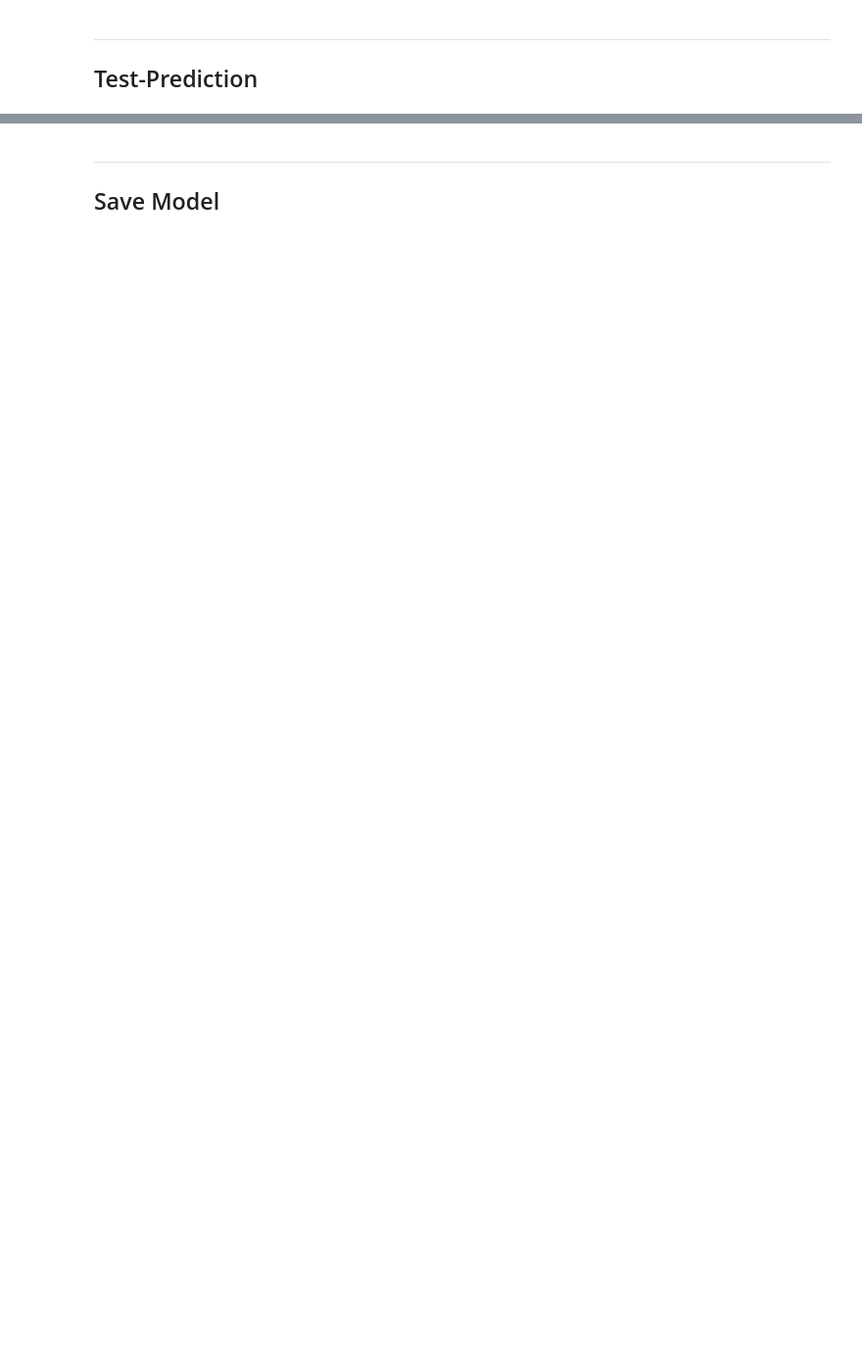
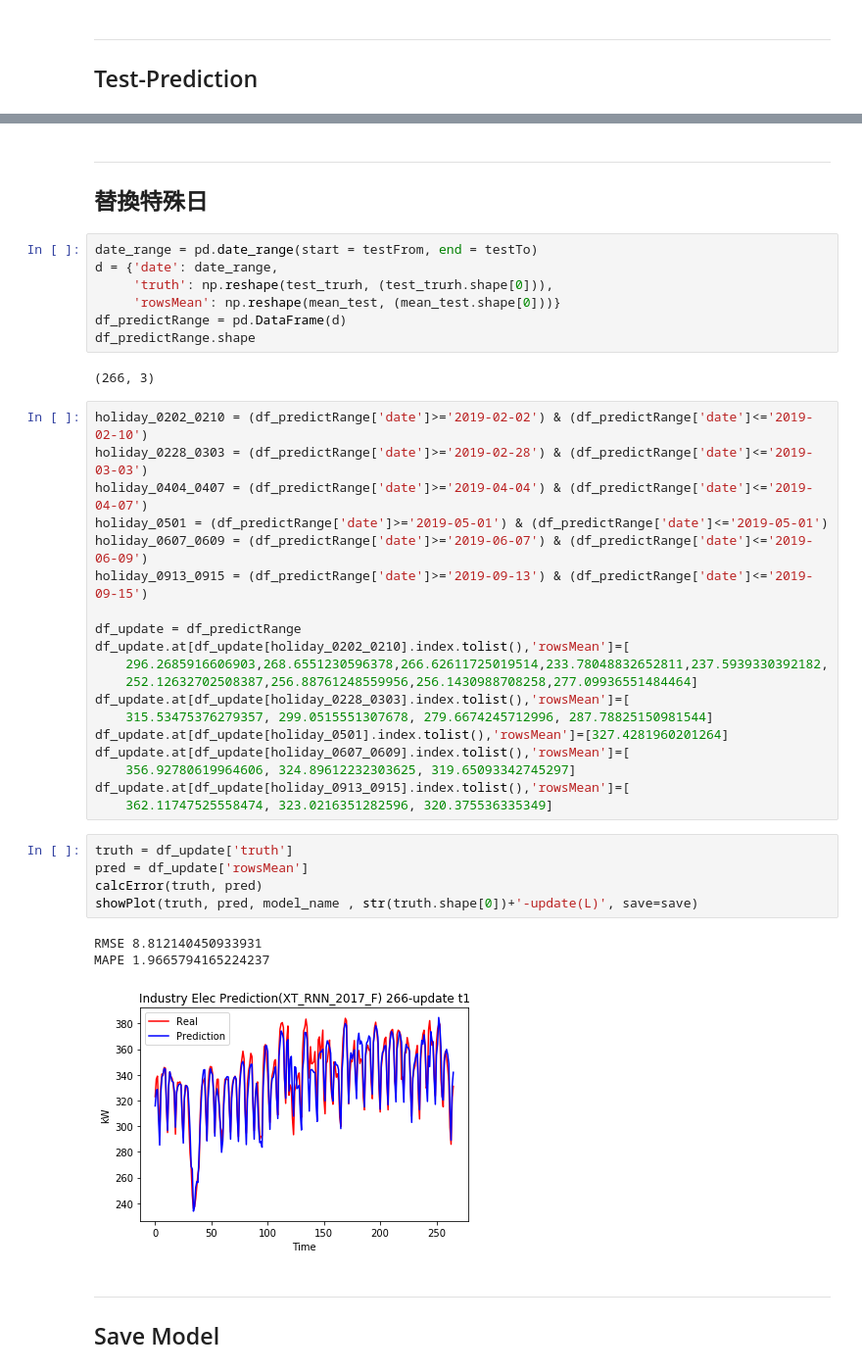
Before and after one commit to Chang-Siang/IndustryElec, a Jupyter notebook: IndustryElec_(RNN_XT).ipynb, the cells around one changed output, grey strips where cells are left out. Shown at 98% size. Cells and saved outputs as stored; diff of their text form; blank space fills up the shorter version.

```diff
--- a/IndustryElec_(RNN_XT).ipynb
+++ b/IndustryElec_(RNN_XT).ipynb
@@ -320,3 +320,43 @@ MAPE 2.0354583897411307
+# %% [markdown]
+---
+## 替換特殊日
+# %%
+date_range = pd.date_range(start = testFrom, end = testTo)
+d = {'date': date_range,
+     'truth': np.reshape(test_trurh, (test_trurh.shape[0])),
+     'rowsMean': np.reshape(mean_test, (mean_test.shape[0]))}
+df_predictRange = pd.DataFrame(d)
+df_predictRange.shape
+# %% [output]
+(266, 3)
+# %%
+holiday_0202_0210 = (df_predictRange['date']>='2019-02-02') & (df_predictRange['date']<='2019-02-10')
+holiday_0228_0303 = (df_predictRange['date']>='2019-02-28') & (df_predictRange['date']<='2019-03-03')
+holiday_0404_0407 = (df_predictRange['date']>='2019-04-04') & (df_predictRange['date']<='2019-04-07')
+holiday_0501 = (df_predictRange['date']>='2019-05-01') & (df_predictRange['date']<='2019-05-01')
+holiday_0607_0609 = (df_predictRange['date']>='2019-06-07') & (df_predictRange['date']<='2019-06-09')
+holiday_0913_0915 = (df_predictRange['date']>='2019-09-13') & (df_predictRange['date']<='2019-09-15')
+
+df_update = df_predictRange
+df_update.at[df_update[holiday_0202_0210].index.tolist(),'rowsMean']=[
+    296.2685916606903,268.6551230596378,266.62611725019514,233.78048832652811,237.5939330392182,
+    252.12632702508387,256.88761248559956,256.1430988708258,277.09936551484464]
+df_update.at[df_update[holiday_0228_0303].index.tolist(),'rowsMean']=[
+    315.53475376279357, 299.0515551307678, 279.6674245712996, 287.78825150981544]
+df_update.at[df_update[holiday_0501].index.tolist(),'rowsMean']=[327.4281960201264]
+df_update.at[df_update[holiday_0607_0609].index.tolist(),'rowsMean']=[
+    356.92780619964606, 324.89612232303625, 319.65093342745297]
+df_update.at[df_update[holiday_0913_0915].index.tolist(),'rowsMean']=[
+    362.11747525558474, 323.0216351282596, 320.375536335349]
+# %%
+truth = df_update['truth']
+pred = df_update['rowsMean']
+calcError(truth, pred)
+showPlot(truth, pred, model_name , str(truth.shape[0])+'-update(L)', save=save)
+# %% [output]
+RMSE 8.812140450933931
+MAPE 1.9665794165224237
+[figure, added]
 # %% [markdown]
 ---
 ## Save Model
```
Also changed, not shown: parts of 6 cells of this notebook.
